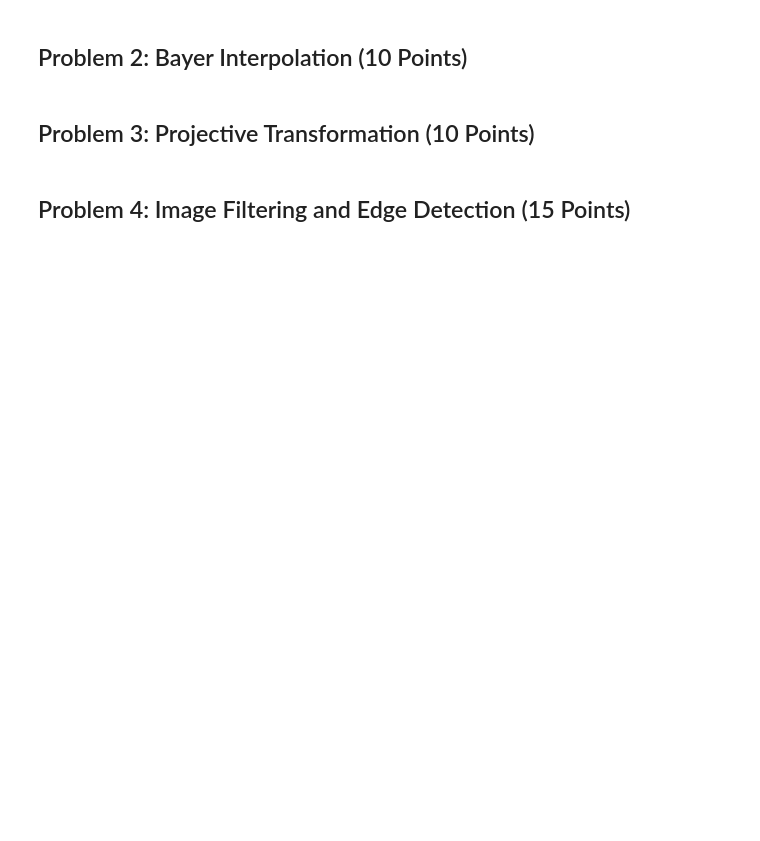
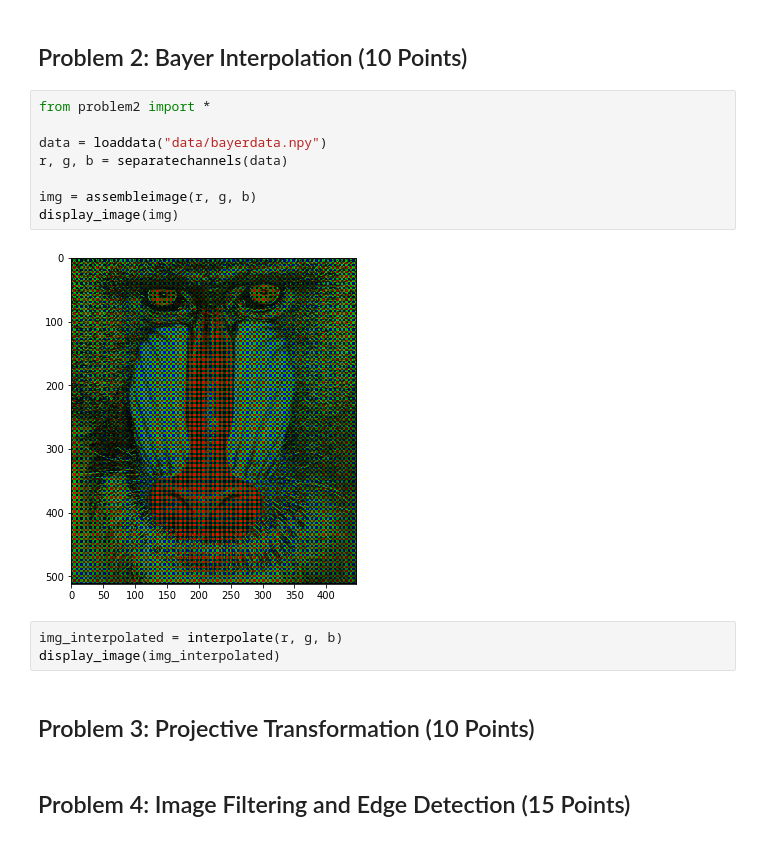
Before and after one commit to alexkrz/cv_tud, a Jupyter notebook: cv1_ex01/cv1_exercise01.ipynb, the cells around one changed output. Drawn from its saved outputs; the diff is of its cells as text; blank space fills up the shorter version.

Commit message:
Started working on problem2

```diff
--- a/cv1_ex01/cv1_exercise01.ipynb
+++ b/cv1_ex01/cv1_exercise01.ipynb
@@ -48,5 +47,18 @@ TypeError: 'Text' object is not callable
 # %% [markdown]
 ## Problem 2: Bayer Interpolation (10 Points)
+# %%
+from problem2 import *
+
+data = loaddata("data/bayerdata.npy")
+r, g, b = separatechannels(data)
+
+img = assembleimage(r, g, b)
+display_image(img)
+# %% [output]
+[figure, added]
+# %%
+img_interpolated = interpolate(r, g, b)
+display_image(img_interpolated)
 # %% [markdown]
 ## Problem 3: Projective Transformation (10 Points)
 # %% [markdown]
```
Also changed, not shown: parts of 1 cell of this notebook, 1 other file.
